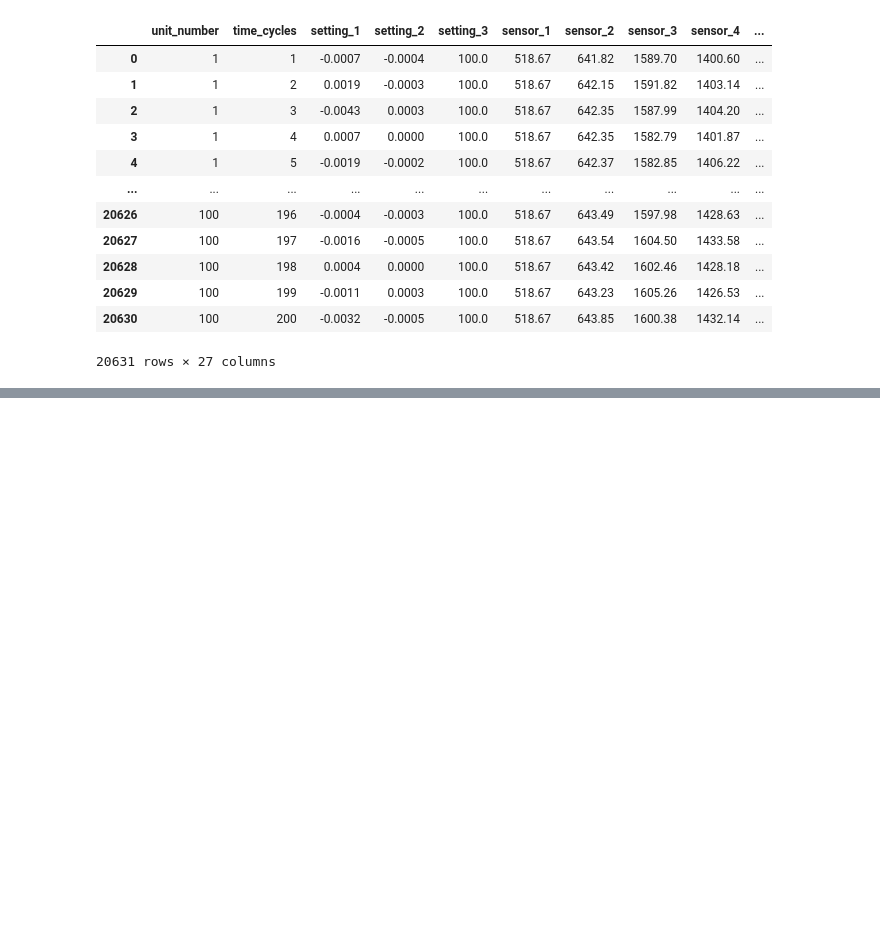
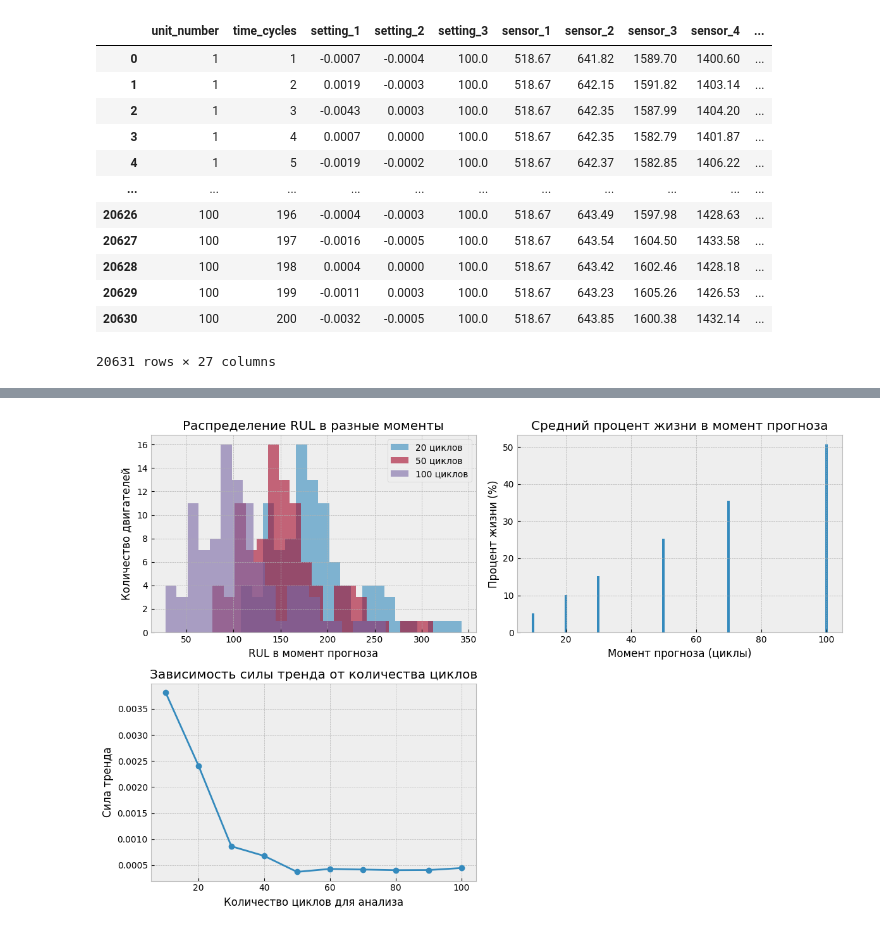
Before and after one commit to bertnyak/nasa_turbofan_engine_project, a Jupyter notebook: preprocessing/nasa_turbofan_engine.ipynb, the cells around one changed output, grey strips where cells are left out. Saved outputs shown, nothing was run; the diff lists cells and outputs as text; code cells hidden in the pictures; blank space fills up the shorter version.

```diff
--- a/preprocessing/nasa_turbofan_engine.ipynb
+++ b/preprocessing/nasa_turbofan_engine.ipynb
@@ -188,3 +147,0 @@ def create_engine_features_fixed(df):
-# %%
-df = create_engine_features_fixed(data_train)
-df.head().T
@@ -210,0 +148,75 @@ Name: count, dtype: int64
+# %%
+def analyze_optimal_prediction_time(df):
+    """Анализирует оптимальное время для прогноза"""
+
+    cycle_stats = []
+    for engine_id in df['unit_number'].unique():
+        engine_data = df[df['unit_number'] == engine_id]
+        total_cycles = len(engine_data)
+
+        # Анализируем разные моменты прогноза
+        for prediction_point in [10, 20, 30, 50, 70, 100]:
+            if prediction_point < total_cycles:
+                rul_at_point = total_cycles - prediction_point
+                cycle_stats.append({
+                    'engine_id': engine_id,
+                    'prediction_point': prediction_point,
+                    'rul_at_point': rul_at_point,
+                    'total_cycles': total_cycles,
+                    'percentage_life': (prediction_point / total_cycles) * 100
+                })
+
+    stats_df = pd.DataFrame(cycle_stats)
+
+    # Визуализация
+    plt.figure(figsize=(12, 8))
+
+    plt.subplot(2, 2, 1)
+    for point in [20, 50, 100]:
+        point_data = stats_df[stats_df['prediction_point'] == point]
+        plt.hist(point_data['rul_at_point'], alpha=0.6, label=f'{point} циклов', bins=20)
+    plt.xlabel('RUL в момент прогноза')
+    plt.ylabel('Количество двигателей')
+    plt.legend()
+    plt.title('Распределение RUL в разные моменты')
+
+    plt.subplot(2, 2, 2)
+    percentage_data = stats_df.groupby('prediction_point')['percentage_life'].mean()
+    plt.bar(percentage_data.index, percentage_data.values)
+    plt.xlabel('Момент прогноза (циклы)')
+    plt.ylabel('Процент жизни (%)')
+    plt.title('Средний процент жизни в момент прогноза')
+
+    plt.subplot(2, 2, 3)
+    # Анализ достаточности данных для трендов
+    sensor_col = [col for col in df.columns if 'sensor' in col and '21' in col][0]
+    correlation_by_cycles = []
+
+    for cycles in range(10, 101, 10):
+        correlations = []
+        for engine_id in df['unit_number'].unique()[:10]:  # первые 10 для скорости
+            engine_data = df[df['unit_number'] == engine_id]
+            if len(engine_data) >= cycles:
+                analysis_data = engine_data.head(cycles)
+                sensor_trend = np.polyfit(np.arange(cycles), analysis_data[sensor_col].values, 1)[0]
+                rul = analysis_data['RUL'].iloc[-1]
+                correlations.append(abs(sensor_trend))  # сила тренда
+
+        if correlations:
+            correlation_by_cycles.append((cycles, np.mean(correlations)))
+
+    cycles_vals, trend_strength = zip(*correlation_by_cycles)
+    plt.plot(cycles_vals, trend_strength, 'o-')
+    plt.xlabel('Количество циклов для анализа')
+    plt.ylabel('Сила тренда')
+    plt.title('Зависимость силы тренда от количества циклов')
+
+    plt.tight_layout()
+    plt.show()
+
+    return stats_df
+
+# Анализируем
+optimal_time_analysis = analyze_optimal_prediction_time(data_train)
+# %% [output]
+[figure, added]
```
Also changed, not shown: parts of 6 cells of this notebook.
